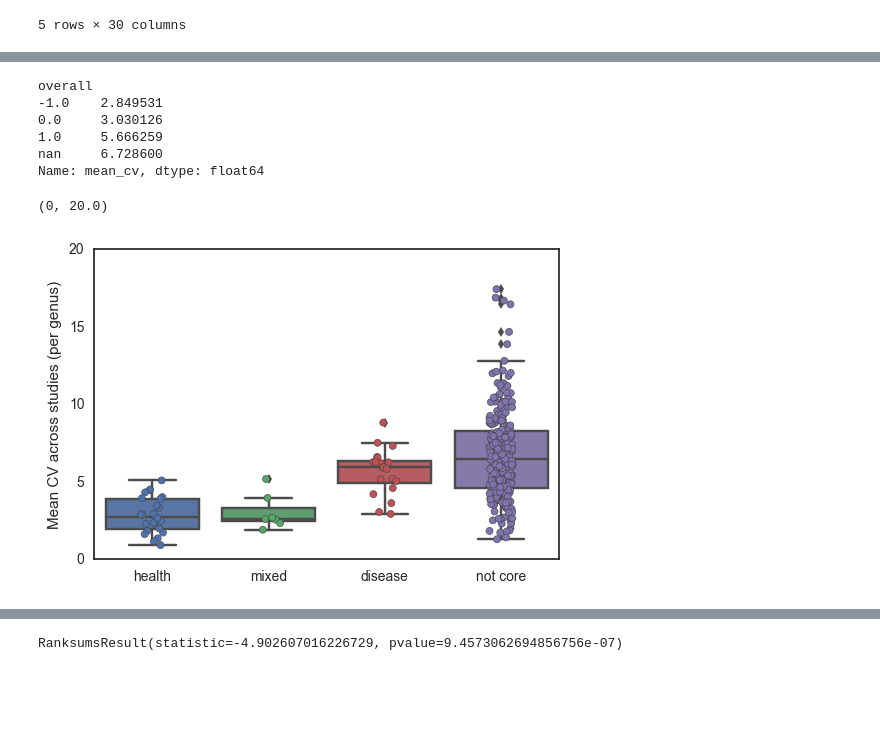
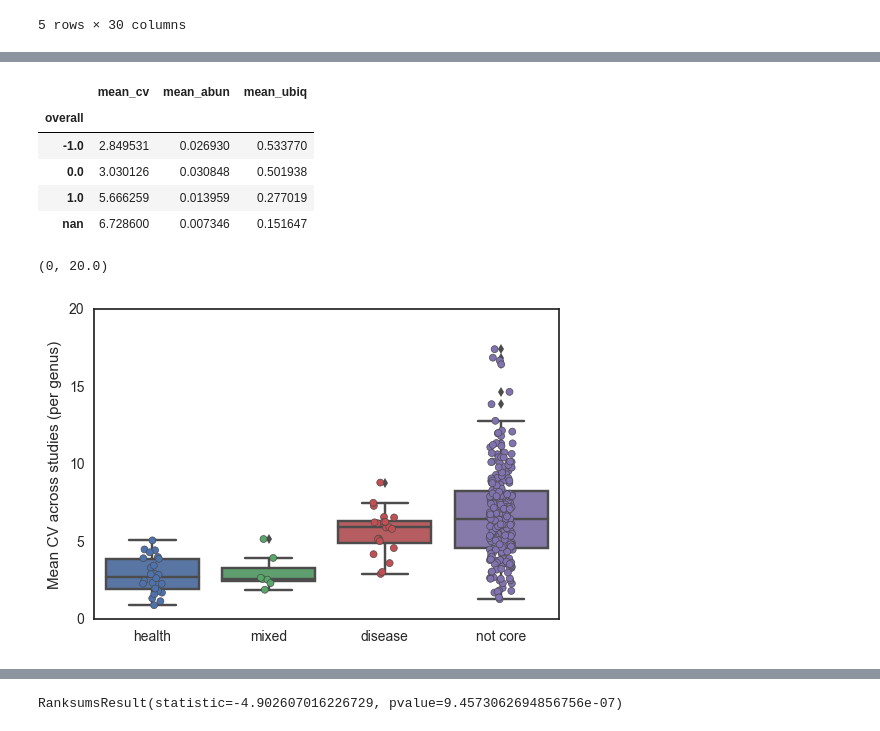
Before and after one commit to cduvallet/microbiomeHD, a Jupyter notebook: src/exploration/2017-09-14.variability_of_nonspecifics.ipynb, the cells around one changed output, grey strips where cells are left out. Drawn from its saved outputs; the diff is of its cells as text; code cells hidden in the pictures; blank space fills up the shorter version.

Commit message:
CV vs ubiquity bins

```diff
--- a/src/exploration/2017-09-14.variability_of_nonspecifics.ipynb
+++ b/src/exploration/2017-09-14.variability_of_nonspecifics.ipynb
@@ -34,7 +59,8 @@ coredf.head()
 datasetids = fio.get_dataset_ids(datadir)
 
 cvlst = []
-
+ublst = []
+ablst = []
 for dataset in datasetids:
     print(dataset),
     ## Read dataset
@@ -47,6 +73,16 @@ for dataset in datasetids:
     cv = df.std() / df.mean()
     cv.name = dataset
 
+    # Ubiquity
+    ubi = (df > 0).sum() / df.shape[0]
+    ubi.name = dataset
+
+    # Mean abundance (within people who have it)
+    abun = df.sum() / (df > 0).sum()
+    abun.name = dataset
+
     cvlst.append(cv)
+    ublst.append(ubi)
+    ablst.append(abun)
 # %% [output]
 cdi_youngster hiv_noguerajulian hiv_lozupone t1d_alkanani edd_singh asd_son crc_zeller liv_zhang ibd_papa ob_zhu crc_baxter cdi_schubert par_scheperjans crc_wang ibd_gevers nash_zhu cdi_vincent ob_ros ...
@@ -53,5 +92,7 @@ cdi_youngster hiv_noguerajulian hiv_lozupone t1d_alkanani edd_singh asd_son crc_
 # %%
 cvdf = pd.concat(cvlst, axis=1)
+ubidf = pd.concat(ublst, axis=1)
+abundf = pd.concat(ablst, axis=1)
 cvdf.head()
 # %% [output]
 |  | cdi_youngster | hiv_noguerajulian | hiv_lozupone | t1d_alkanani | edd_singh | asd_son | crc_zeller | ... |
@@ -65,3 +106,7 @@ cvdf.head()
 meancv = cvdf.mean(axis=1)
 meancv.name = 'mean_cv'
 meancv = pd.concat((coredf, meancv), axis=1)
+# %%
+meancv['mean_abun'] = abundf.mean(axis=1)
+meancv['mean_ubiq'] = ubidf.mean(axis=1)
+meancv.head()
@@ -77,23 +129,28 @@ meancv.head()
 # %%
 meancv['overall'] = meancv['overall'].fillna('nan')
 # %%
-meancv.groupby('overall').mean()['mean_cv']
+meancv.groupby('overall').mean()
 # %% [output]
-overall
--1.0    2.849531
-0.0     3.030126
-1.0     5.666259
-nan     6.728600
-Name: mean_cv, dtype: float64
+|  | mean_cv | mean_abun | mean_ubiq |
+| overall |  |  |  |
+| -1.0 | 2.849531 | 0.026930 | 0.533770 |
+| 0.0 | 3.030126 | 0.030848 | 0.501938 |
+| 1.0 | 5.666259 | 0.013959 | 0.277019 |
+| nan | 6.728600 | 0.007346 | 0.151647 |
+# %%
+meancv['mean_ubiq_bin'] = pd.cut(meancv['mean_ubiq'], np.linspace(0, 1, 5))
+# max mean abundance is 0.27
+meancv['mean_abun_bin'] = pd.cut(meancv['mean_abun'], np.logspace(-5, 0, 6))
 # %%
 sns.set_style('white')
 fig, ax = plt.subplots()
 sns.boxplot(data=meancv, x='overall', y='mean_cv')
-sns.stripplot(data=meancv, x='overall', y='mean_cv', jitter=True, linewidth=0.5)
+sns.stripplot(data=meancv, x='overall', y='mean_cv',
+              jitter=True, linewidth=0.5, split=True)
 ax.set_ylabel('Mean CV across studies (per genus)')
 ax.set_xticklabels(['health', 'mixed', 'disease', 'not core'])
 ax.set_xlabel('')
 ax.set_ylim([0, None])
 # %% [output]
 (0, 20.0)
-[figure, old version]
+[figure, new version]
```
Also changed, not shown: parts of 6 cells of this notebook.
